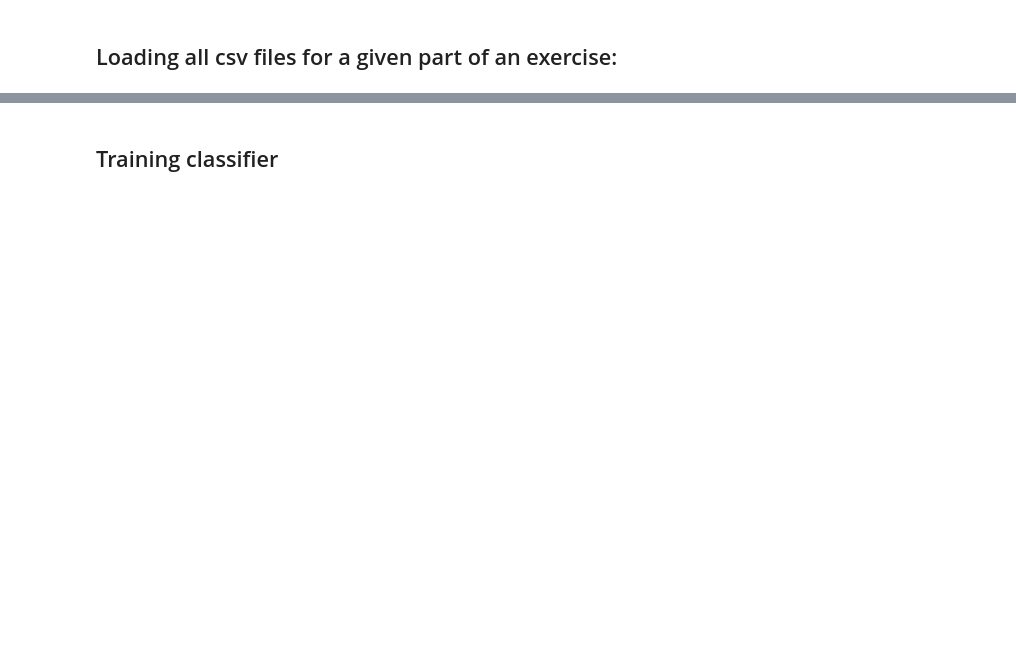
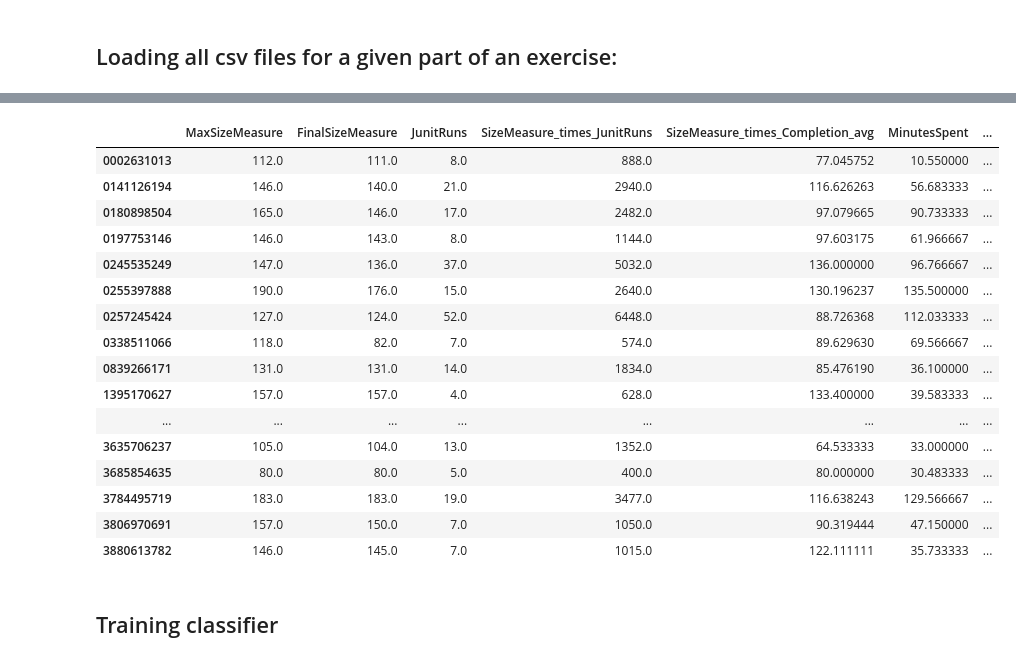
Before and after one commit to hermanmk/jexercise-data-analysis, a Jupyter notebook: Working with data.ipynb, the cells around one changed output, grey strips where cells are left out. Saved outputs shown, nothing was run; the diff lists cells and outputs as text; code cells hidden in the pictures; blank space fills up the shorter version.

```diff
--- a/Working with data.ipynb
+++ b/Working with data.ipynb
@@ -213,3 +226,23 @@ No grade found for 3685854592
+# %%
+df_partner
+# %% [output]
+|  | MaxSizeMeasure | FinalSizeMeasure | JunitRuns | SizeMeasure_times_JunitRuns | SizeMeasure_times_Completion_avg | MinutesSpent | ... |
+| 0002631013 | 112.0 | 111.0 | 8.0 | 888.0 | 77.045752 | 10.550000 | ... |
+| 0141126194 | 146.0 | 140.0 | 21.0 | 2940.0 | 116.626263 | 56.683333 | ... |
+| 0180898504 | 165.0 | 146.0 | 17.0 | 2482.0 | 97.079665 | 90.733333 | ... |
+| 0197753146 | 146.0 | 143.0 | 8.0 | 1144.0 | 97.603175 | 61.966667 | ... |
+| 0245535249 | 147.0 | 136.0 | 37.0 | 5032.0 | 136.000000 | 96.766667 | ... |
+| 0255397888 | 190.0 | 176.0 | 15.0 | 2640.0 | 130.196237 | 135.500000 | ... |
+| 0257245424 | 127.0 | 124.0 | 52.0 | 6448.0 | 88.726368 | 112.033333 | ... |
+| 0338511066 | 118.0 | 82.0 | 7.0 | 574.0 | 89.629630 | 69.566667 | ... |
+| 0839266171 | 131.0 | 131.0 | 14.0 | 1834.0 | 85.476190 | 36.100000 | ... |
+| 1395170627 | 157.0 | 157.0 | 4.0 | 628.0 | 133.400000 | 39.583333 | ... |
+| ... | ... | ... | ... | ... | ... | ... | ... |
+| 3635706237 | 105.0 | 104.0 | 13.0 | 1352.0 | 64.533333 | 33.000000 | ... |
+| 3685854635 | 80.0 | 80.0 | 5.0 | 400.0 | 80.000000 | 30.483333 | ... |
+| 3784495719 | 183.0 | 183.0 | 19.0 | 3477.0 | 116.638243 | 129.566667 | ... |
+| 3806970691 | 157.0 | 150.0 | 7.0 | 1050.0 | 90.319444 | 47.150000 | ... |
+| 3880613782 | 146.0 | 145.0 | 7.0 | 1015.0 | 122.111111 | 35.733333 | ... |
 # %%
 grade_dict = {
     'A': 5,
```
Also changed, not shown: parts of 19 cells of this notebook.
